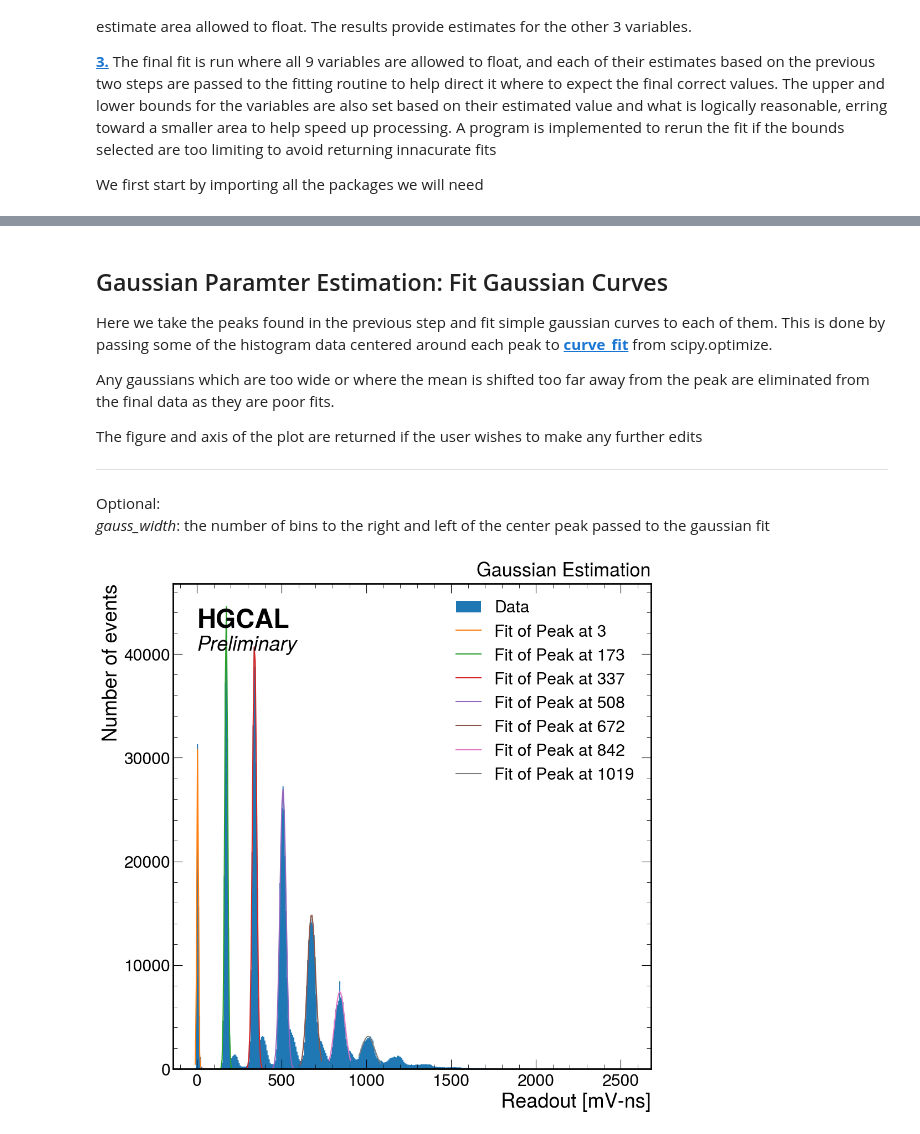
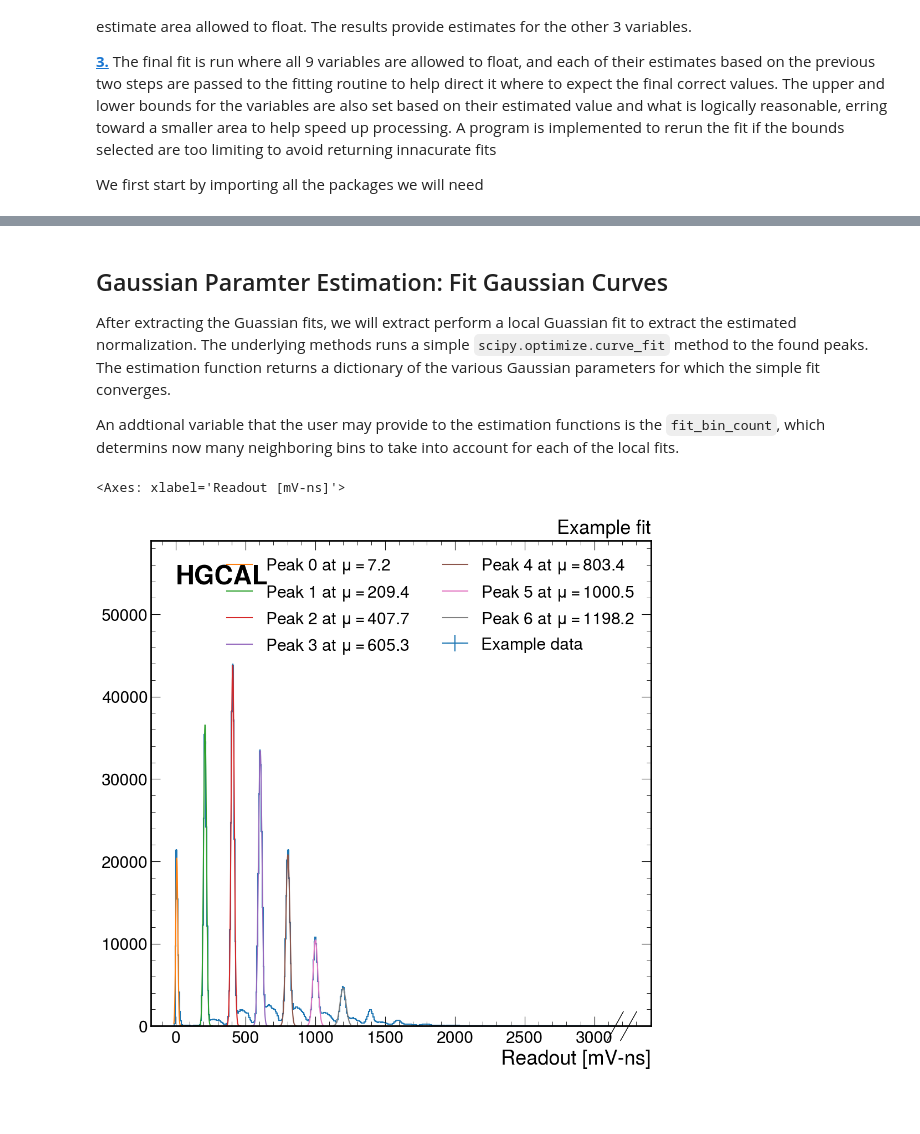
Before and after one commit to UMDCMS/sipmanalyze, a Jupyter notebook: notebooks/low_light_response.ipynb, the cells around one changed output, grey strips where cells are left out. Drawn from its saved outputs; the diff is of its cells as text; code cells hidden in the pictures; blank space fills up the shorter version.

Commit message:
Using new interfaces to show example notebook fits

```diff
--- a/notebooks/low_light_response.ipynb
+++ b/notebooks/low_light_response.ipynb
@@ -71,14 +66,18 @@ _min_ratio_guess_: the minimum height allowed for a peak as a fraction of the ta
 # %%
-start_of_estimation_routine=datetime.datetime.now()
+start_of_estimation_routine = datetime.datetime.now()
 
 ### Adjustable Optional Parameters for get_peaks ###
-min_gain_guess=80
-min_ratio_guess=1/20.
+min_gain_guess = 80
+min_ratio_guess = 1 / 20.0
 #############################
 
-#get the peak_results
-peak_results =est.get_peaks(import_data_results)
+# get the peak_results
+peak_results = sipmanalyze.estimate.lowlight.estimate_peaks(data_hist)
 
-#plot the peaks
-fig,ax = est.plot_peak_results(import_data_results, peak_results)
+# plot the peaks
+fig,ax = plot.make_simple_figure()
+plot.plot_data1d(ax=ax, data=data_hist, label='Example data')
+ax.vlines(peak_results, 0, np.max(data_hist.view()), color='red', ls='dotted', label='Found peaks')
+ax.legend()
+plot.add_std_label(ax=ax, rlabel='Example fit')
 # %% [output]
@@ -86,26 +86,47 @@ fig,ax = est.plot_peak_results(import_data_results, peak_results)
 # %% [markdown]
 ## Gaussian Paramter Estimation: Fit Gaussian Curves
-Here we take the peaks found in the previous step and fit simple gaussian curves to each of them. This is done by passing some of the histogram data centered around each peak to __[curve_fit](https://docs.scipy.org/doc/scipy/reference/generated/scipy.optimize.curve_fit.html)__ from scipy.optimize.
 
-Any gaussians which are too wide or where the mean is shifted too far away from the peak are eliminated from the final data as they are poor fits.
+After extracting the Guassian fits, we will extract perform a local Guassian fit
+to extract the estimated normalization. The underlying methods runs a simple
+`scipy.optimize.curve_fit` method to the found peaks. The estimation function
+returns a dictionary of the various Gaussian parameters for which the simple fit
+converges.
 
-The figure and axis of the plot are returned if the user wishes to make any further edits
-
-***
-Optional: <br>
-_gauss_width_: the number of bins to the right and left of the center peak passed to the gaussian fit
+An addtional variable that the user may provide to the estimation functions is
+the `fit_bin_count`, which determins now many neighboring bins to take into
+account for each of the local fits.
 # %%
 ### Adjustable Optional Parameters for gauss_estimate ###
-gauss_width=10
+fit_bin_count = 10
 #############################
 
-#get the results of gaussian fits
-gauss_dict = est.gauss_estimate(import_data_results, peak_results)
+# get the results of gaussian fits
+gauss_est = sipmanalyze.estimate.lowlight.estimate_gauss_param(
+    data_hist, peak_results, fit_bin_count=fit_bin_count
+)
 
-#plot the results
-fig,ax = est.plot_gauss_estimate(import_data_results,gauss_dict)
+# plot the results
+fig, ax = plot.make_simple_figure()
+plot.plot_data1d(ax=ax, data=data_hist, label="Example data")
+
+for idx in range(len(gauss_est["peak_id"])):
+    peak_idx = gauss_est["peak_id"][idx]
+    mu = gauss_est["mu"][idx]
+    sig = gauss_est["sigma"][idx]
+    norm = gauss_est["norm"][idx]
+    xmin, xmax = gauss_est["xrange"][idx]
+
+    x = np.linspace(xmin, xmax, 1000)
+    y = norm * sipmpdf.functions.normal(x, mu, sig)
+    label = "Peak {idx} at $\mu=${mu:.1f}".format(idx=peak_idx, mu=mu)
+    ax.plot(x, y, label=label)
+ax.legend(ncol=2)
+
+
+plot.add_std_label(ax=ax, rlabel="Example fit")
 # %% [output]
+<Axes: xlabel='Readout [mV-ns]'>
-[figure, old version]
+[figure, new version]
 # %% [markdown]
 ## Gaussian Parameter Estimation: Find the Estimates
 
```
Also changed, not shown: parts of 20 cells of this notebook.
